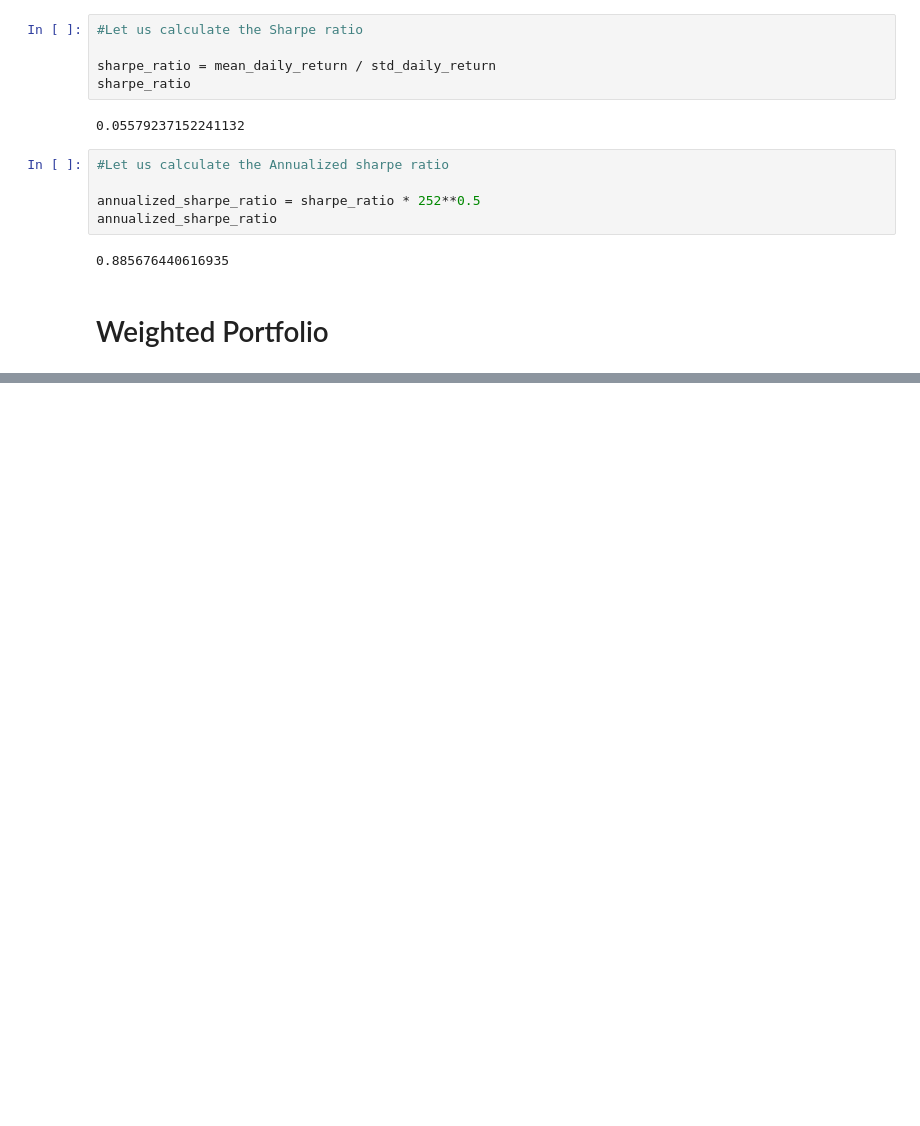
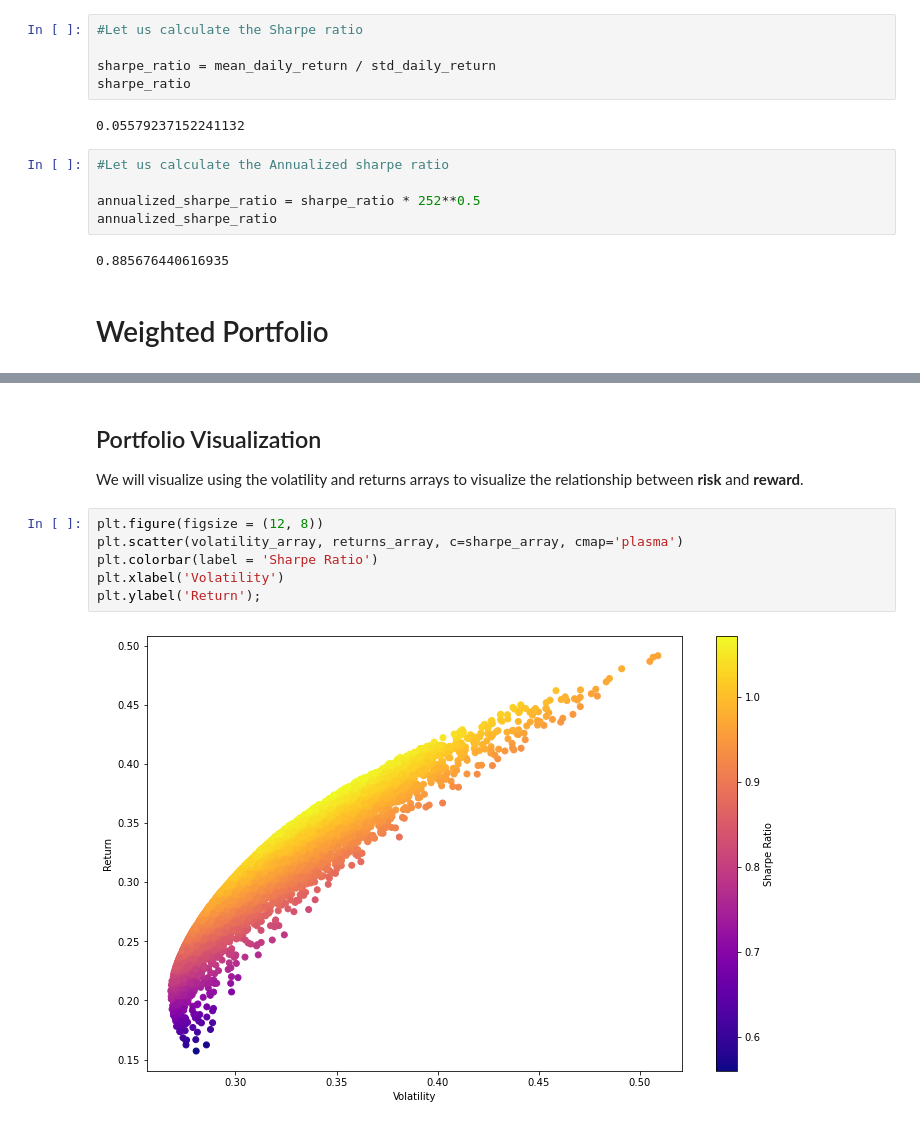
Before and after one commit to Bonkesam/Portfolio-Optimization, a Jupyter notebook: Portfolio Optimization.ipynb, the cells around one changed output, grey strips where cells are left out. Saved outputs shown, nothing was run; the diff lists cells and outputs as text; blank space fills up the shorter version.

Commit message:
Visualizes the portfolio return

```diff
--- a/Portfolio Optimization.ipynb
+++ b/Portfolio Optimization.ipynb
@@ -336,0 +340,12 @@ print()
+# %% [markdown]
+## Portfolio Visualization
+
+We will visualize using the volatility and returns arrays to visualize the relationship between **risk** and **reward**.
+# %%
+plt.figure(figsize = (12, 8))
+plt.scatter(volatility_array, returns_array, c=sharpe_array, cmap='plasma')
+plt.colorbar(label = 'Sharpe Ratio')
+plt.xlabel('Volatility')
+plt.ylabel('Return');
+# %% [output]
+[figure, added]
```
Also changed, not shown: parts of 30 cells of this notebook.
